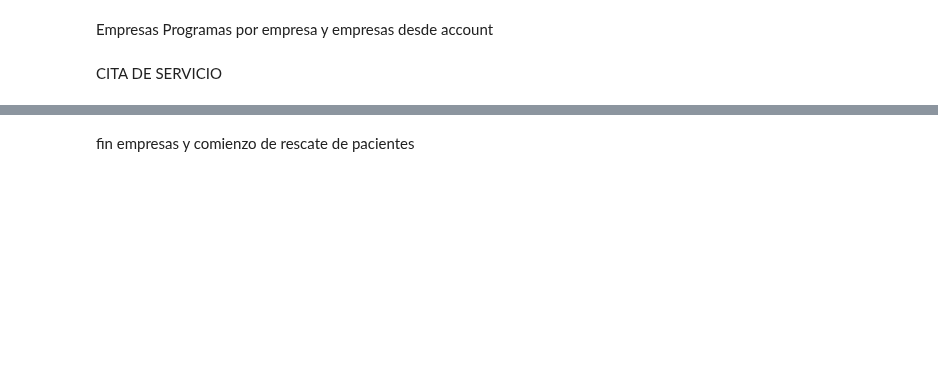
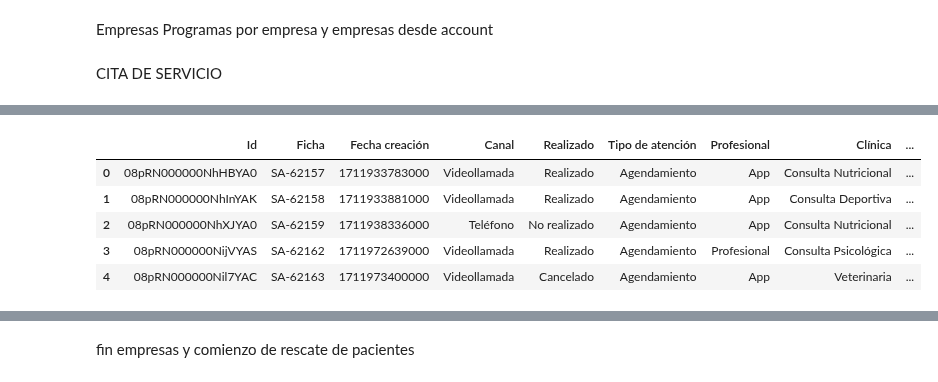
Before and after one commit to juanca-martinez/basefinal, a Jupyter notebook: modeloNuevo/Reportes_Abril.ipynb, the cells around one changed output, grey strips where cells are left out. Drawn from its saved outputs; the diff is of its cells as text; code cells hidden in the pictures; blank space fills up the shorter version.

```diff
--- a/modeloNuevo/Reportes_Abril.ipynb
+++ b/modeloNuevo/Reportes_Abril.ipynb
@@ -57,16 +58,12 @@ regex = re.compile(r"([A-Za-z0-9]+[.-_])*[A-Za-z0-9]+@[A-Za-z0-9-]+(\.[A-Z|a-z]{
 # %% [markdown]
 CITA DE SERVICIO
 # %%
-vacio = "SELECT Id from ServiceAppointment WHERE CALENDAR_YEAR(CreatedDate ) >= 2024 AND EmpresaContactoConvenio__c = '' ORDER BY CreatedDate"
+vacio = "SELECT Id, EmpresaContactoConvenio__c from ServiceAppointment WHERE CALENDAR_YEAR(CreatedDate ) >= 2024  and CALENDAR_MONTH(CreatedDate ) >= 4 ORDER BY CreatedDate"
 Cita_Servicio = sf.smart_query(vacio)
+Cita_Servicio = Cita_Servicio[(Cita_Servicio["EmpresaContactoConvenio__c"] == "-")]
+Cita_Servicio = Cita_Servicio[["Id"]]
+fake_dict = Cita_Servicio.to_dict("records")
+sf.bulk.ServiceAppointment.update(fake_dict, batch_size=10000, use_serial=True)
+Cita_Servicio.head()
 
-#fake_dict = Cita_Servicio.to_dict('records')
-#sf.bulk.ServiceAppointment.update(fake_dict, batch_size=10000, use_serial=True)
-
-
-
-
-
-
-
-CitaDeServicio.shape
+Cita_Servicio.shape
@@ -75,12 +70,20 @@ CitaDeServicio.shape
 # %%
-Cita_Servicio = "SELECT Id,Nombre_Tipo_de_Cita__c,AppointmentNumber,Status, Interacci_n__c,CreatedBy.Name,Clinica__c,SchedStartTime,EarliestStartTime,AccountId,EmpresaContactoConvenio__c from ServiceAppointment WHERE CALENDAR_YEAR(CreatedDate ) >= 2024 ORDER BY CreatedDate"
+Cita_Servicio = "SELECT Id,Nombre_Tipo_de_Cita__c,AppointmentNumber,Status, Interacci_n__c,CreatedBy.Name,Clinica__c,SchedStartTime,EarliestStartTime,AccountId,EmpresaContactoConvenio__c from ServiceAppointment WHERE CALENDAR_YEAR(CreatedDate ) >= 2024 and CALENDAR_MONTH(CreatedDate ) >= 4 ORDER BY CreatedDate"
 CitaDeServicio = sf.smart_query(Cita_Servicio)
-CitaDeServicio["Orientación"] = CitaDeServicio.Interacci_n__c.str.contains('Ingreso')
+CitaDeServicio["Orientación"] = CitaDeServicio.Interacci_n__c.str.contains("Ingreso")
 
 CitaDeServicio["Realizado"] = CitaDeServicio["Status"].str.replace("Confirmado", "SI")
-CitaDeServicio["Realizado"] = CitaDeServicio["Status"].str.replace("No Confirmado", "NO")
-CitaDeServicio["Realizado"] = CitaDeServicio["Status"].str.replace("Cancelado", "NO")
-CitaDeServicio["Realizado"] = CitaDeServicio["Status"].str.replace("No realizado", "NO")
-CitaDeServicio["Realizado"] = CitaDeServicio["Status"].str.replace("Programado", "NO")
-CitaDeServicio["Realizado"] = CitaDeServicio["Status"].str.replace("Reagendado", "SI")
-CitaDeServicio["Realizado"] = CitaDeServicio["Status"].str.replace("Realizado", "SI")
+CitaDeServicio["Realizado"] = CitaDeServicio["Realizado"].str.replace(
+    "No Confirmado", "NO"
+)
+CitaDeServicio["Realizado"] = CitaDeServicio["Realizado"].str.replace("Cancelado", "NO")
+CitaDeServicio["Realizado"] = CitaDeServicio["Realizado"].str.replace(
+    "No realizado", "NO"
+)
+CitaDeServicio["Realizado"] = CitaDeServicio["Realizado"].str.replace(
+    "Programado", "NO"
+)
+CitaDeServicio["Realizado"] = CitaDeServicio["Realizado"].str.replace(
+    "Reagendado", "SI"
+)
+CitaDeServicio["Realizado"] = CitaDeServicio["Realizado"].str.replace("Realizado", "SI")
@@ -86,0 +160,9 @@ CitaDeServicio["Realizado"] = CitaDeServicio["Status"].str.replace("Realizado",
+# %%
+CitaDeServicioA.head(5)
+# %% [output]
+|  | Id | Ficha | Fecha creación | Canal | Realizado | Tipo de atención | Profesional | Clínica | ... |
+| 0 | 08pRN000000NhHBYA0 | SA-62157 | 1711933783000 | Videollamada | Realizado | Agendamiento | App | Consulta Nutricional | ... |
+| 1 | 08pRN000000NhInYAK | SA-62158 | 1711933881000 | Videollamada | Realizado | Agendamiento | App | Consulta Deportiva | ... |
+| 2 | 08pRN000000NhXJYA0 | SA-62159 | 1711938336000 | Teléfono | No realizado | Agendamiento | App | Consulta Nutricional | ... |
+| 3 | 08pRN000000NijVYAS | SA-62162 | 1711972639000 | Videollamada | Realizado | Agendamiento | Profesional | Consulta Psicológica | ... |
+| 4 | 08pRN000000Nil7YAC | SA-62163 | 1711973400000 | Videollamada | Cancelado | Agendamiento | App | Veterinaria | ... |
```
Also changed, not shown: parts of 47 cells of this notebook.
